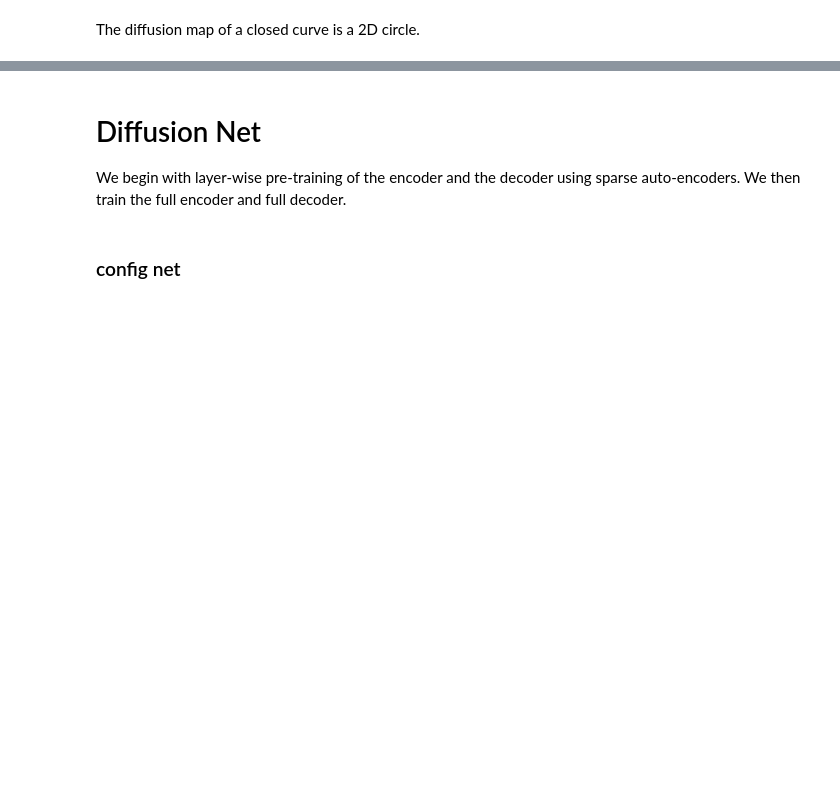
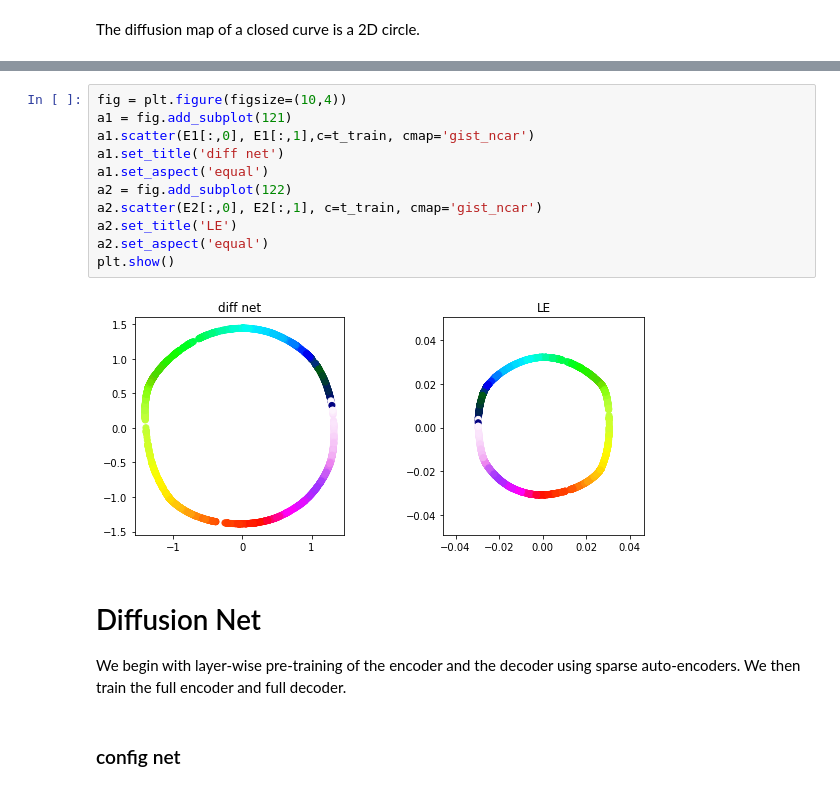
Before and after one commit to nverma1/diffusion_net, a Jupyter notebook: diffusion_net_pretrain.ipynb, the cells around one changed output, grey strips where cells are left out. Drawn from its saved outputs; the diff is of its cells as text; blank space fills up the shorter version.

```diff
--- a/diffusion_net_pretrain.ipynb
+++ b/diffusion_net_pretrain.ipynb
@@ -88,3 +101,16 @@ plt.show()
+# %%
+fig = plt.figure(figsize=(10,4))
+a1 = fig.add_subplot(121)
+a1.scatter(E1[:,0], E1[:,1],c=t_train, cmap='gist_ncar')
+a1.set_title('diff net')
+a1.set_aspect('equal')
+a2 = fig.add_subplot(122)
+a2.scatter(E2[:,0], E2[:,1], c=t_train, cmap='gist_ncar')
+a2.set_title('LE')
+a2.set_aspect('equal')
+plt.show()
+# %% [output]
+[figure, added]
 # %% [markdown]
 # Diffusion Net
 
```
Also changed, not shown: parts of 25 cells of this notebook.
